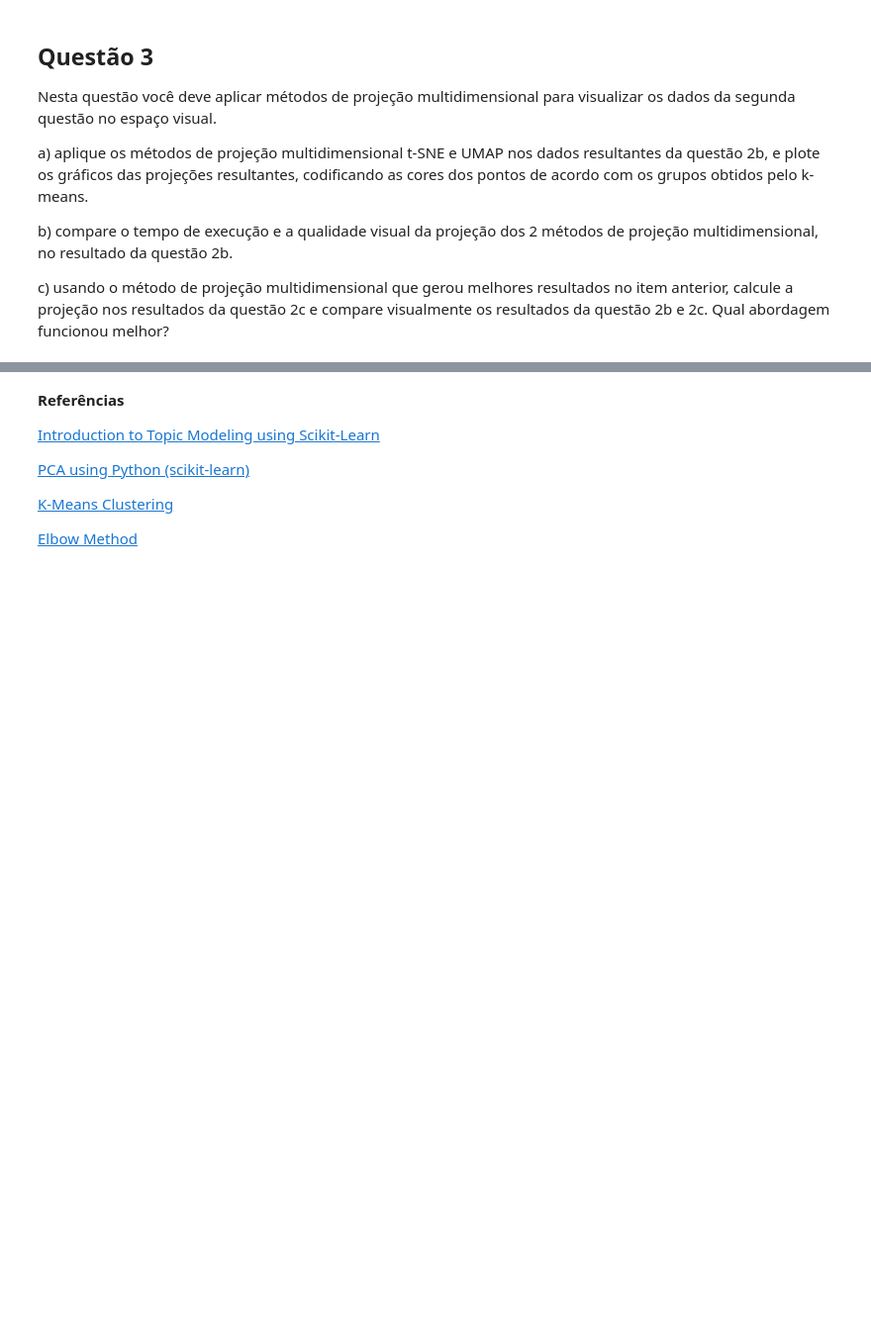
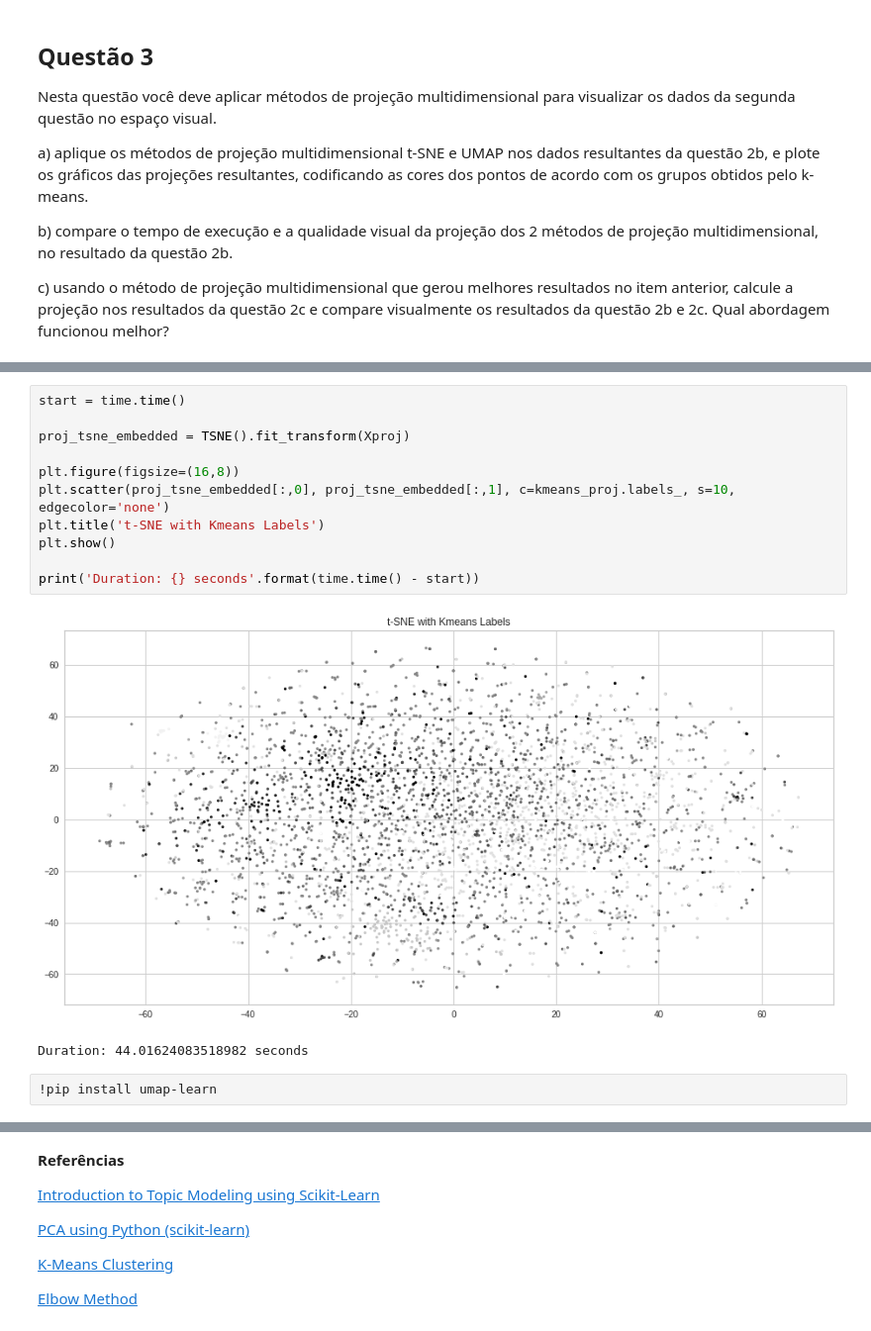
Before and after one commit to audreyemmely/natural-language-processing, a Jupyter notebook: pln_lista4.ipynb, the cells around one changed output, grey strips where cells are left out. Shown at 99% size. Saved outputs shown, nothing was run; the diff lists cells and outputs as text; blank space fills up the shorter version.

```diff
--- a/pln_lista4.ipynb
+++ b/pln_lista4.ipynb
@@ -205,0 +244,16 @@ funcionou melhor?
+# %%
+start = time.time()
+
+proj_tsne_embedded = TSNE().fit_transform(Xproj)
+
+plt.figure(figsize=(16,8))
+plt.scatter(proj_tsne_embedded[:,0], proj_tsne_embedded[:,1], c=kmeans_proj.labels_, s=10, edgecolor='none')
+plt.title('t-SNE with Kmeans Labels')
+plt.show()
+
+print('Duration: {} seconds'.format(time.time() - start))
+# %% [output]
+[figure, added]
+Duration: 44.01624083518982 seconds
+# %%
+!pip install umap-learn
```
Also changed, not shown: parts of 16 cells of this notebook.
